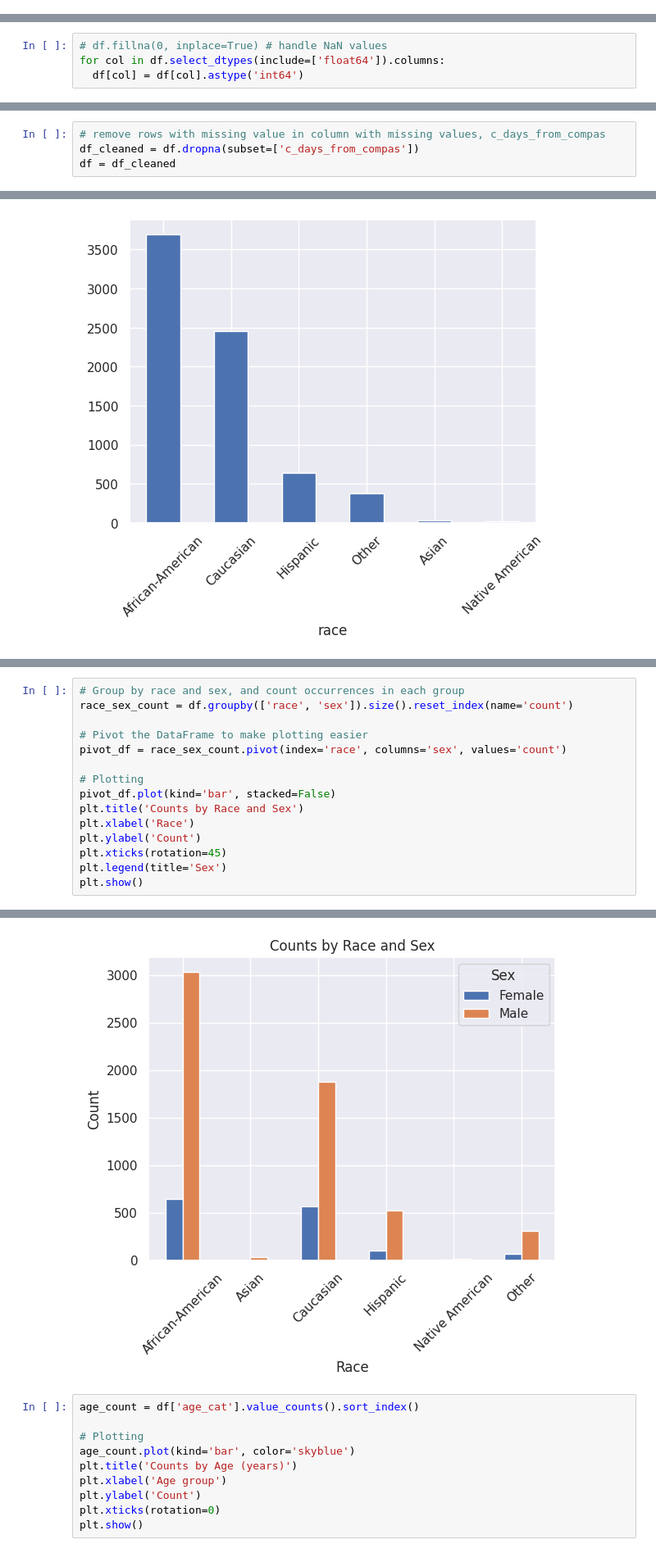
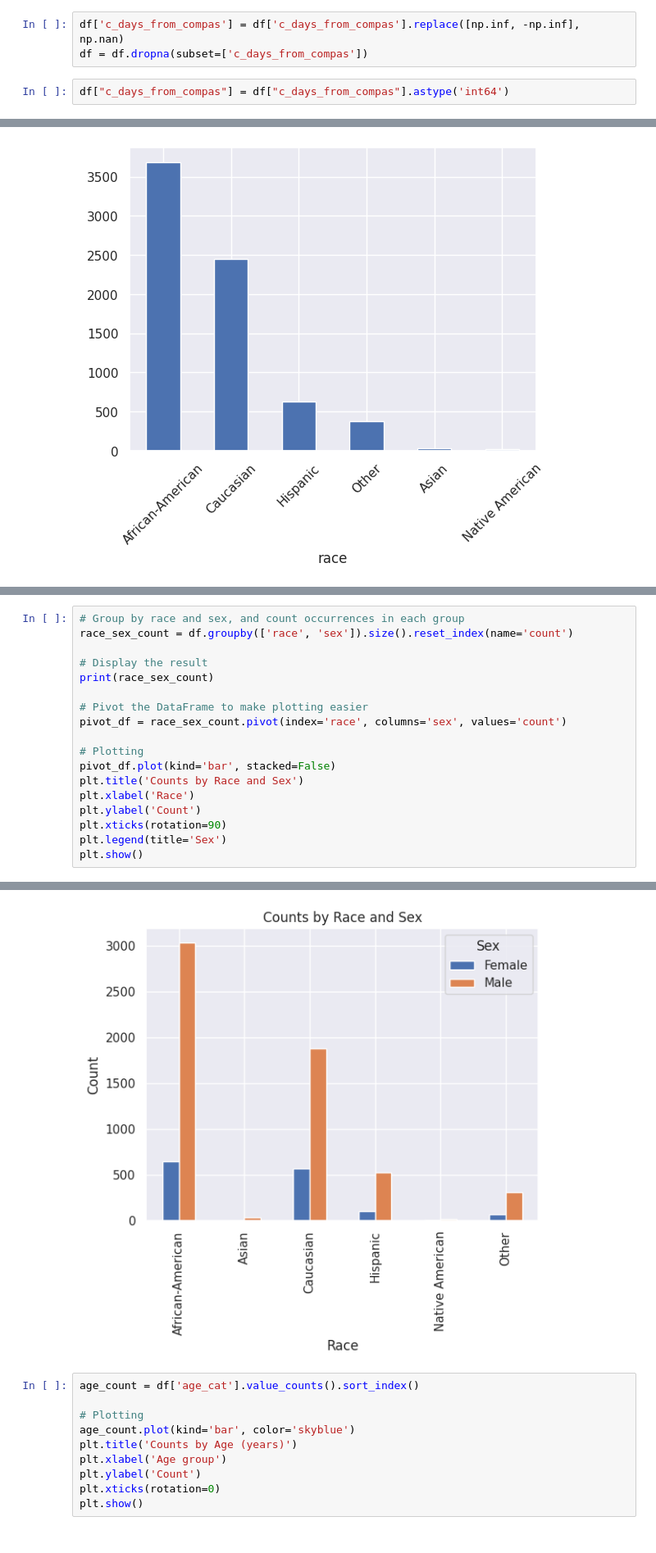
Before and after one commit to nokks/Fairness, a Jupyter notebook: 2021_scipy_tutorial/fairness-in-AI-systems-student.ipynb, the cells around one changed output, grey strips where cells are left out. Shown at 82% size. Cells and saved outputs as stored; diff of their text form.

```diff
--- a/2021_scipy_tutorial/fairness-in-AI-systems-student.ipynb
+++ b/2021_scipy_tutorial/fairness-in-AI-systems-student.ipynb
@@ -309,0 +311,5 @@ Index([], dtype='object')
+# %%
+df['c_days_from_compas'] = df['c_days_from_compas'].replace([np.inf, -np.inf], np.nan)
+df = df.dropna(subset=['c_days_from_compas'])
+# %%
+df["c_days_from_compas"] = df["c_days_from_compas"].astype('int64')
@@ -327,7 +339,3 @@ end                      int64
 event                    int64
 two_year_recid           int64
 dtype: object
-# %%
-# df.fillna(0, inplace=True) # handle NaN values
-for col in df.select_dtypes(include=['float64']).columns:
-  df[col] = df[col].astype('int64')
@@ -379,10 +361,6 @@ end                   0
 event                 0
 two_year_recid        0
 dtype: int64
-# %%
-# remove rows with missing value in column with missing values, c_days_from_compas
-df_cleaned = df.dropna(subset=['c_days_from_compas'])
-df = df_cleaned
 # %%
 print(df.shape)
 # %% [output]
@@ -424,6 +396,9 @@ print(race_sex_count)
 # %%
 # Group by race and sex, and count occurrences in each group
 race_sex_count = df.groupby(['race', 'sex']).size().reset_index(name='count')
+
+# Display the result
+print(race_sex_count)
 
 # Pivot the DataFrame to make plotting easier
 pivot_df = race_sex_count.pivot(index='race', columns='sex', values='count')
@@ -433,7 +408,7 @@ pivot_df.plot(kind='bar', stacked=False)
 plt.title('Counts by Race and Sex')
 plt.xlabel('Race')
 plt.ylabel('Count')
-plt.xticks(rotation=45)
+plt.xticks(rotation=90)
 plt.legend(title='Sex')
 plt.show()
 # %% [output]
@@ -440,4 +428,4 @@ plt.show()
-[figure, old version]
+[figure, new version]
 # %%
 age_count = df['age_cat'].value_counts().sort_index()
 
```
Also changed, not shown: parts of 39 cells of this notebook.
